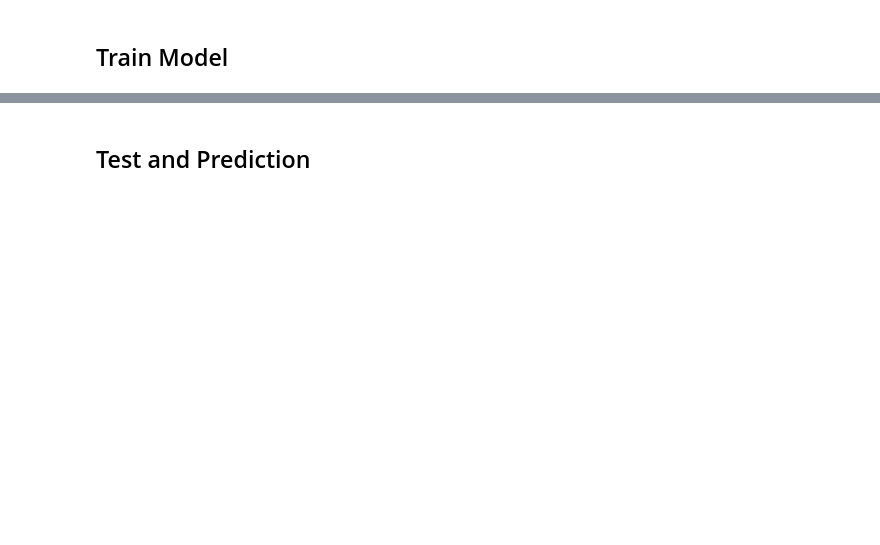
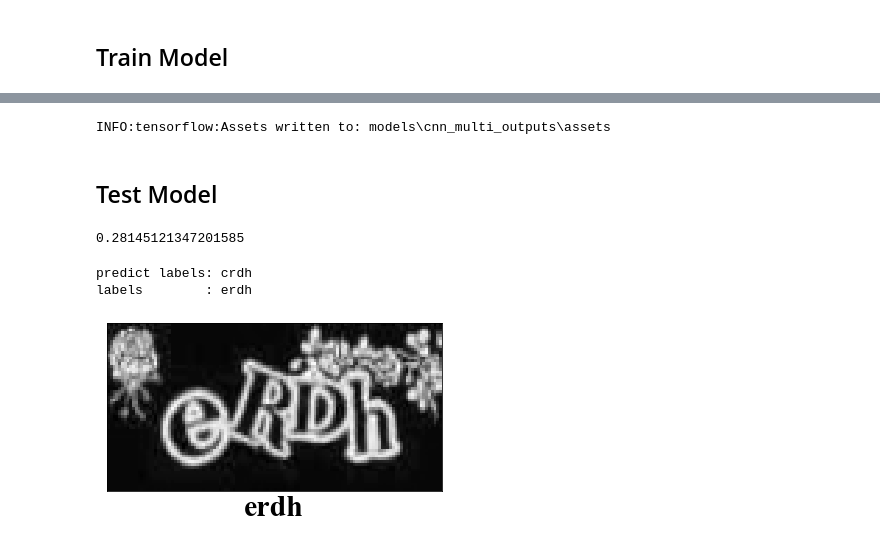
Before and after one commit to dothinking/ann-homework, a Jupyter notebook: captcha/2_cnn_multi_outputs.ipynb, the cells around one changed output, grey strips where cells are left out. Drawn from its saved outputs; the diff is of its cells as text; code cells hidden in the pictures; blank space fills up the shorter version.

```diff
--- a/captcha/2_cnn_multi_outputs.ipynb
+++ b/captcha/2_cnn_multi_outputs.ipynb
@@ -5,8 +5,8 @@ from prepare_dataset import create_dataset_from_path
 ## Load Dataset
 # %%
 # create (image, label) dataset from generator
-train_ds = create_dataset_from_path('samples/train/*.jpg', batch_size=128, image_size=(60, 120))
-test_ds = create_dataset_from_path('samples/test/*.jpg', batch_size=128, image_size=(60, 120))
+train_ds = create_dataset_from_tfrecord('dataset/qq_captcha_train.tfrecords', batch_size=128, image_size=(60, 120), label_prefix='A')
+test_ds = create_dataset_from_tfrecord('dataset/qq_captcha_test.tfrecords', batch_size=128, image_size=(60, 120), label_prefix='A')
 # %% [markdown]
 ## Create Model
 # %%
@@ -98,0 +89,11 @@ Train for 341 steps
+# %%
+import os
+
+# load model if exists
+model_dir = os.path.join('models', 'cnn_multi_outputs')
+if os.path.exists(model_dir):
+    model = tf.keras.models.load_model(model_dir)
+
+model.fit(train_ds,
+          epochs=100,
+          callbacks=[tf.keras.callbacks.TensorBoard(log_dir=os.path.join('tensorboard'))])
@@ -99,2 +103,10 @@ Train for 341 steps
+# %%
+# save the entire model
+model.save(model_dir, save_format='tf')
+# %% [output]
+INFO:tensorflow:Assets written to: models\cnn_multi_outputs\assets
 # %% [markdown]
-## Test and Prediction
+## Test Model
+# %%
+# load model
+new_model = tf.keras.models.load_model(model_dir)
@@ -100,0 +134,35 @@ Train for 341 steps
+# %%
+evaluate_captcha(new_model, test_ds)
+# %% [output]
+0.28145121347201585
+# %%
+# prediction example
+import matplotlib.pyplot as plt
+%matplotlib inline
+
+t = 111 # image t in batch
+
+for x, y_ in test_ds.take(1):
+
+    # predict labels
+    y = new_model.predict(x)
+    predict_labels = ''.join([chr(ord('a') + np.argmax(y[i][t])) for i in range(4)])
+    print('predict labels:', predict_labels)
+
+    # real labels
+    labels = [y_[f'A_{i}'][t].numpy()[0] for i in range(4)]
+    labels = ''.join([chr(ord('a') + c) for c in labels])
+    print('labels        :',labels)
+
+    # show image
+    image = tf.reshape(x.numpy()[t], shape=(60, 120))
+    plt.imshow(image, cmap=plt.cm.binary)
+    plt.grid(False)
+    plt.xticks([])
+    plt.yticks([])
+    plt.xlabel(labels, fontdict={'family': 'Times New Roman', 'size' : 30})
+    plt.show()
+# %% [output]
+predict labels: crdh
+labels        : erdh
+[figure, added]
```
Also changed, not shown: parts of 8 cells of this notebook, 2 other files.
